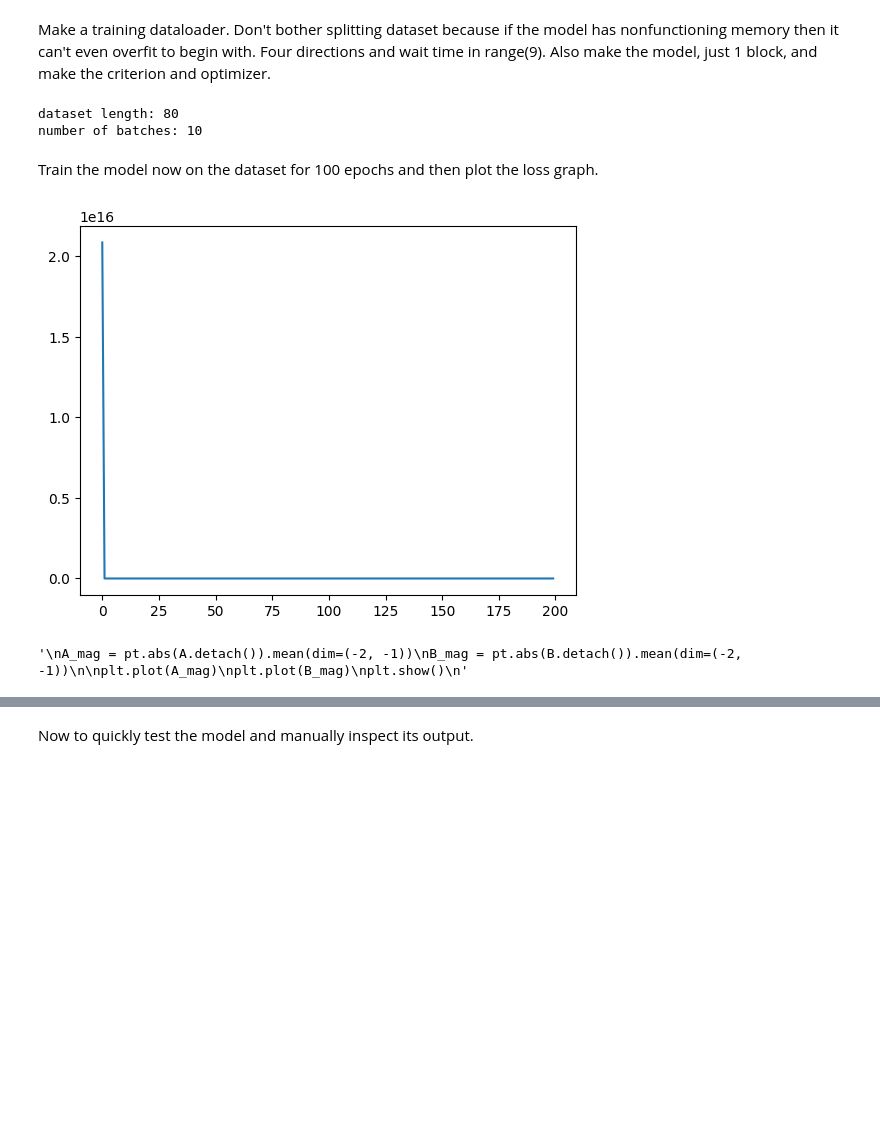
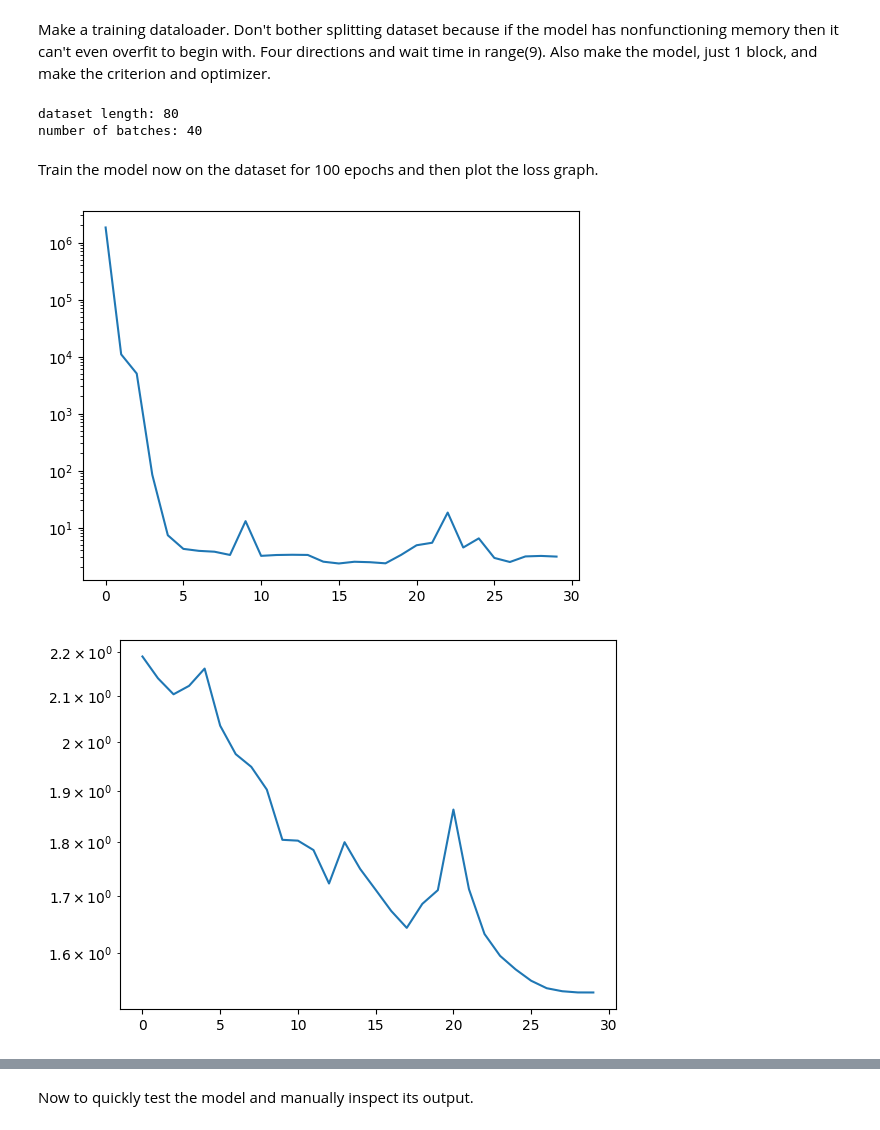
Before and after one commit to IanPTan/MoPeA, a Jupyter notebook: src/model_tests.ipynb, the cells around one changed output, grey strips where cells are left out. Drawn from its saved outputs; the diff is of its cells as text; code cells hidden in the pictures; blank space fills up the shorter version.

```diff
--- a/src/model_tests.ipynb
+++ b/src/model_tests.ipynb
@@ -74,13 +74,13 @@ DIRECTIONS = 8
 
 
 dataset = ODRDataset(DIRECTIONS, 10, 20)
-dataloader = DataLoader(dataset, batch_size=8, shuffle=True)
+dataloader = DataLoader(dataset, batch_size=2, shuffle=True)
 model = mm.MoPeAModel(DIRECTIONS + 1, DIRECTIONS * 2, DIRECTIONS + 1, DIRECTIONS, depth=1)
 
 raw_criterion = nn.CrossEntropyLoss(reduction="none")
 def criterion(outputs, labels):
     blank_label = labels.max()
-    mask = (labels != blank_label) + 1e-4
+    mask = (labels != blank_label) + 5e-3
 
     outputs = outputs.view(-1, outputs.shape[-1])
     labels = labels.view(-1)
@@ -101,48 +101,59 @@ scheduler = optim.lr_scheduler.ReduceLROnPlateau(
 print(f"dataset length: {len(dataset)}\nnumber of batches: {len(dataloader)}")
 # %% [output]
 dataset length: 80
-number of batches: 10
+number of batches: 40
 # %% [markdown]
 Train the model now on the dataset for 100 epochs and then plot the loss graph.
 # %%
 model.train()
 losses = []
-pbar = tqdm(range(200))
+odr_losses = []
+mem_losses = []
+pbar = tqdm(range(30))
 for epoch in pbar:
     total_loss = 0
+    total_odr_loss = 0
+    total_mem_loss = 0
     for x, labels in dataloader:
         optimizer.zero_grad()
 
         outputs, _, _, _, mem_loss = model(x)
 
-        loss = criterion(outputs, labels) + mem_loss
+        odr_loss = criterion(outputs, labels)
+        loss = odr_loss + mem_loss
+        #print(loss)
 
         loss.backward()
         optimizer.step()
 
         total_loss += loss.item()
+        total_odr_loss += odr_loss.item()
+        total_mem_loss += mem_loss.item()
 
     avg_loss = total_loss / len(dataloader)
+    avg_odr_loss = total_odr_loss / len(dataloader)
+    avg_mem_loss = total_mem_loss / len(dataloader)
     losses.append(avg_loss)
+    odr_losses.append(avg_odr_loss)
+    mem_losses.append(avg_mem_loss)
     current_lr = optimizer.param_groups[0]['lr']
-    pbar.set_postfix(loss=f"{avg_loss:.4f}", lr=current_lr)
+    pbar.set_postfix(L=f"{avg_loss:.4f}", TL=f"{avg_odr_loss:.4f}", ML=f"{avg_mem_loss:.4f}", lr=current_lr)
 
     scheduler.step(avg_loss)
 
+pt.save(model.state_dict(), 'backup.pth')
 model.eval()
 print()
 
 plt.plot(losses)
+plt.yscale('log')
 plt.show()
-
-"""
-A_mag = pt.abs(A.detach()).mean(dim=(-2, -1))
-B_mag = pt.abs(B.detach()).mean(dim=(-2, -1))
-
-plt.plot(A_mag)
-plt.plot(B_mag)
+plt.plot(odr_losses)
+plt.yscale('log')
 plt.show()
-"""
+plt.plot(mem_losses)
+plt.yscale('log')
+plt.show()
 # %% [output]
-[figure, old version]
+[figure, new version]
-'\nA_mag = pt.abs(A.detach()).mean(dim=(-2, -1))\nB_mag = pt.abs(B.detach()).mean(dim=(-2, -1))\n\nplt.plot(A_mag)\nplt.plot(B_mag)\nplt.show()\n'
+[figure, added]
```
Also changed, not shown: parts of 5 cells of this notebook, 5 other files.
